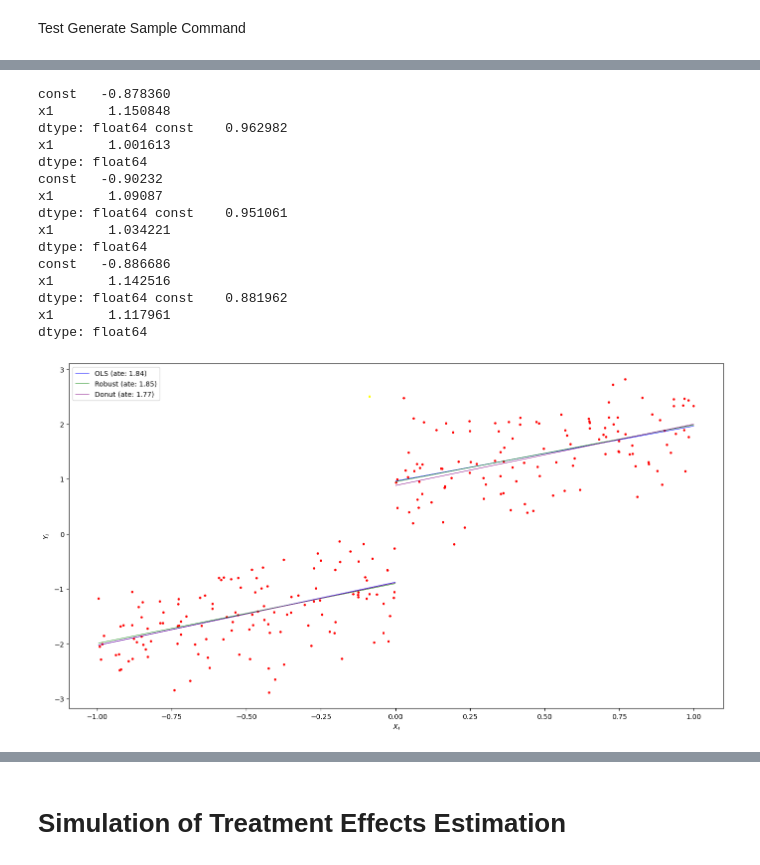
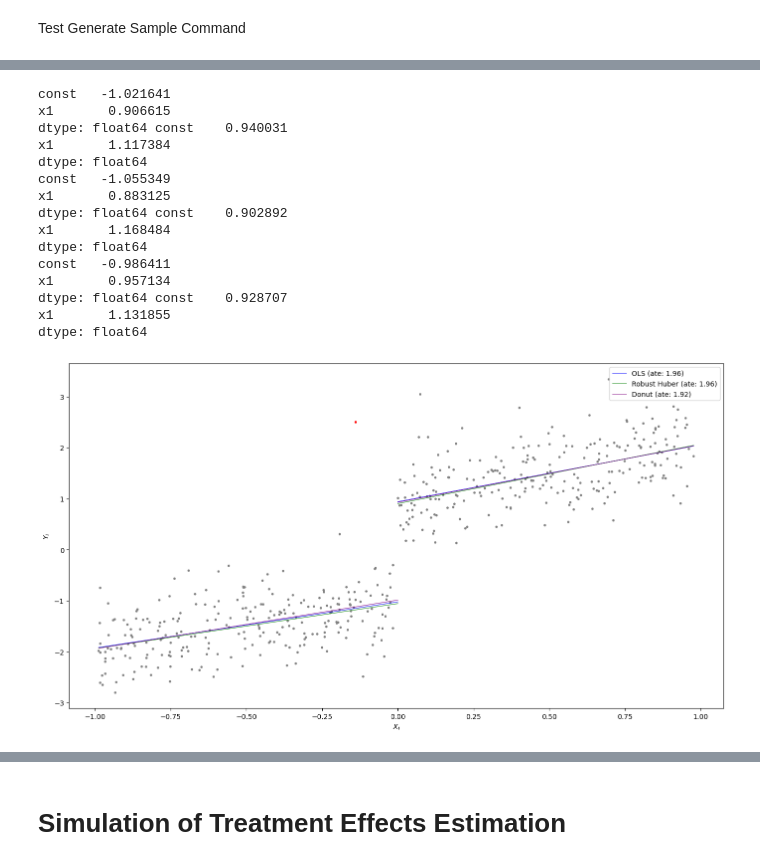
Before and after one commit to FranciscoPortilha/BSc2-Thesis---Robust-RDD, a Jupyter notebook: dev.ipynb, the cells around one changed output, grey strips where cells are left out. Saved outputs shown, nothing was run; the diff lists cells and outputs as text; code cells hidden in the pictures.

```diff
--- a/dev.ipynb
+++ b/dev.ipynb
@@ -253,7 +267,7 @@ def genOutlier(Y, X, name, delta=0.1):
 Generation os the Sample $X_i$'s and $Y_i$'s
 # %%
 
-def genSample(name, n, tau=0, L=0, alpha=0, beta=0, outlier=False, outlierMethod='', printPlot=True):
+def genSample(name, n, tau=0, L=0, alpha=0, beta=0, outlier=False, outlierMethod='',nOutliers=1, printPlot=True):
     """
     Generate a sample for RDD analysis: running variables (X), outcomes (Y), and treatments (T)
 
@@ -287,7 +301,7 @@ def genSample(name, n, tau=0, L=0, alpha=0, beta=0, outlier=False, outlierMethod
     Y = genY(name, X, tau, L, alpha, beta)
     Outliers = np.zeros_like(Y)
     if outlier == True:
-        Y, Outliers  = genOutlier(Y,X,outlierMethod)
+        Y, Outliers  = genOutlier(Y,X,outlierMethod,nOutliers)
     T = genT(X)
 
     # Create sample dataframe
@@ -340,8 +354,8 @@ def genExog(sample, intercept=False):
 def fit(name, sample, intercept, cutoff=0):
     exog = genExog(sample,intercept)
 
-    if (name == 'Robust'):
-        res = sm.RLM(sample.Y,exog.to_numpy())
+    if (name == 'Robust Huber'):
+        res = sm.RLM(sample.Y,exog.to_numpy(),M=sm.robust.norms.HuberT())
 
     elif (name == 'OLS'):
         res = sm.OLS(sample.Y,exog.to_numpy())
@@ -361,8 +375,8 @@ def splitFit (name,sample,cutoff,intercept):
     # Split sample at cutoff
     sample_below = sample.loc[sample.X<=cutoff]
     sample_above = sample.loc[sample.X>cutoff]
-    params_below = fit(name, sample_below,intercept=True)
-    params_above = fit(name, sample_above,intercept=True)
+    params_below = fit(name, sample_below,intercept=intercept)
+    params_above = fit(name, sample_above,intercept=intercept)
     print(params_below, params_above)
     return params_below, params_above
 
@@ -378,10 +392,10 @@ def plotSplitFitComparison(sample, cutoff, name1, name2="", name3=""):
         params3_below, params3_above = splitFit(name3,sample, cutoff, True)
         tau3 =  params3_above.iloc[0] - params3_below.iloc[0]
 
-
+    cmap = matplotlib.colors.LinearSegmentedColormap.from_list("", ["grey","red"])
     # Plot scatter observations
     plt.figure(figsize=[17,9])
-    plt.scatter(sample.X,sample.Y,s=6,c=sample.Outlier,cmap='autumn')
+    plt.scatter(sample.X,sample.Y,s=6,c=sample.Outlier,cmap=cmap)
     plt.xlabel('$X_i$')
     plt.ylabel('$Y_i$')
 
@@ -423,24 +416,24 @@ array([[ 0.31350952],
 # %%
-sample = genSample('Basic Linear',250,tau=2,alpha=-1,beta=1,L=200,
-                   outlier=True,outlierMethod='Simple',printPlot=False)
+sample = genSample('Basic Linear',500,tau=2,alpha=-1,beta=1,L=200,
+                   outlier=True,outlierMethod='Simple Outside', nOutliers=2,printPlot=False)
 #sample['Xsq'] = sample.X**2
-plotSplitFitComparison(sample,0,'OLS','Robust','Donut')
+plotSplitFitComparison(sample,0,'OLS','Robust Huber','Donut')
 # %% [output]
-const   -0.878360
-x1       1.150848
-dtype: float64 const    0.962982
-x1       1.001613
+const   -1.021641
+x1       0.906615
+dtype: float64 const    0.940031
+x1       1.117384
 dtype: float64
-const   -0.90232
-x1       1.09087
-dtype: float64 const    0.951061
-x1       1.034221
+const   -1.055349
+x1       0.883125
+dtype: float64 const    0.902892
+x1       1.168484
 dtype: float64
-const   -0.886686
-x1       1.142516
-dtype: float64 const    0.881962
-x1       1.117961
+const   -0.986411
+x1       0.957134
+dtype: float64 const    0.928707
+x1       1.131855
 dtype: float64
-[figure, old version]
+[figure, new version]
 # %%
 rdrobust(sample.Y,sample.X,p=1)
```
Also changed, not shown: parts of 6 cells of this notebook.
